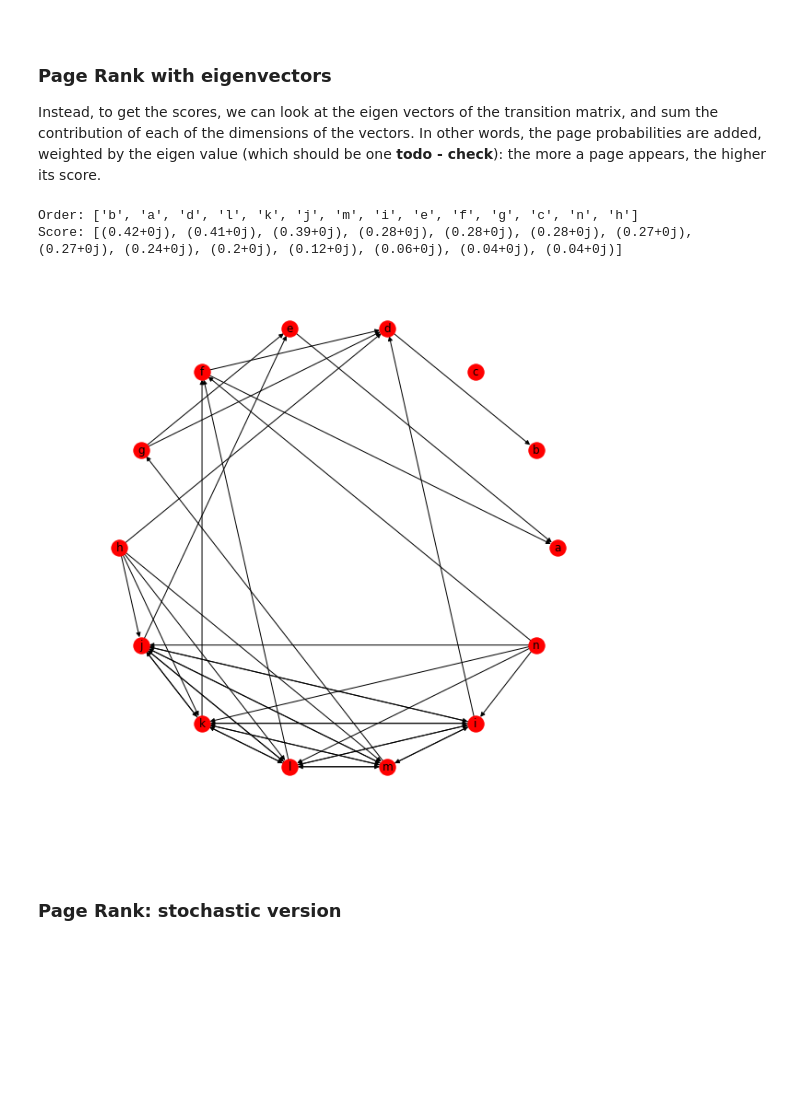
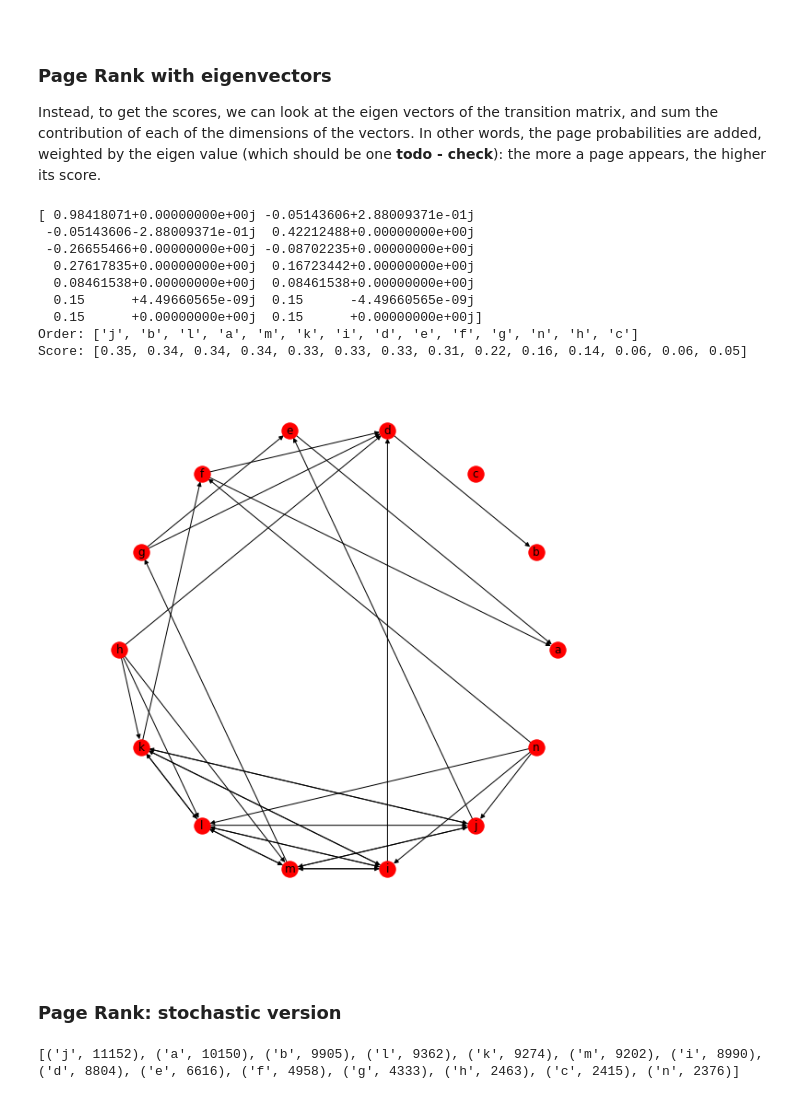
Before and after one commit to QuentinDuval/MLIntro, a Jupyter notebook: ml/0_basic_page_rank.ipynb, the cells around one changed output. Drawn from its saved outputs; the diff is of its cells as text; code cells hidden in the pictures; blank space fills up the shorter version.

```diff
--- a/ml/0_basic_page_rank.ipynb
+++ b/ml/0_basic_page_rank.ipynb
@@ -94,13 +97,13 @@ g['f'] = list("ad")
 g['g'] = list("de")
 
 # Cluster of sites that all reference each other
-g['h'] = list("djklm")
-g['i'] = list("djklm")
-g['j'] = list("eiklm")
-g['k'] = list("fijlm")
-g['l'] = list("fijkm")
-g['m'] = list("gijkl")
-g['n'] = list("fijkl")
+g['h'] = list("dklm")
+g['i'] = list("dklm")
+g['j'] = list("ejkm")
+g['k'] = list("fijl")
+g['l'] = list("ijkm")
+g['m'] = list("gijl")
+g['n'] = list("fijl")
 
 # Drawing the result
 plt.figure(figsize=(8,8))
@@ -144,7 +147,7 @@ draw_link_count(g)
 # %% [markdown]
 Let us now create a transition matrix for the outgoing edges. This matrix is such that $A_{ij} = 1$ if the page $j$ has a link toward $i$ (the outputs of matrices are the rows).
 # %%
-stay_prob = 0.5
+stay_prob = 0.15
 nodes = list(sorted(g.keys()))
 N = len(nodes)
 
@@ -154,10 +157,10 @@ for a, neigh in g.items():
     degree = len(neigh)
     if degree > 0:
         # Continue to surf
-        adj_matrix[a,a] = 1 / (degree+1)
+        adj_matrix[a,a] = stay_prob
         for b in neigh:
             b = ord(b)-ord('a')
-            adj_matrix[b,a] = 1 / (degree+1)
+            adj_matrix[b,a] = (1-stay_prob) / degree
     else:
         # Restart surfing
         for b in nodes:
@@ -191,26 +194,35 @@ Instead, to get the scores, we can look at the eigen vectors of the transition m
 # %%
 def highest_eigenvector(m):
     vals, vects = np.linalg.eig(m)
+    print(vals)
     idx = np.argsort(vals)
     idx = idx[vals[idx] > 0]
     return vals[idx[-1]], vects.T[idx[-1]]
 
 def rank_pages(m):
     scores = np.zeros(N)
     val, scores = highest_eigenvector(adj_matrix)
+    scores = np.abs(scores)
     idx = np.argsort(scores)[::-1]
     return idx, scores[idx]
 
 pages, scores = rank_pages(adj_matrix)
 print("Order:", [chr(p+ord('a')) for p in pages])
 print("Score:", list(np.round(scores, decimals=2)))
 
 plt.figure(figsize=(8,8))
 draw_graph(g)
 # %% [output]
-Order: ['b', 'a', 'd', 'l', 'k', 'j', 'm', 'i', 'e', 'f', 'g', 'c', 'n', 'h']
-Score: [(0.42+0j), (0.41+0j), (0.39+0j), (0.28+0j), (0.28+0j), (0.28+0j), (0.27+0j), (0.27+0j), (0.24+0j), (0.2+0j), (0.12+0j), (0.06+0j), (0.04+0j), (0.04+0j)]
+[ 0.98418071+0.00000000e+00j -0.05143606+2.88009371e-01j
+ -0.05143606-2.88009371e-01j  0.42212488+0.00000000e+00j
+ -0.26655466+0.00000000e+00j -0.08702235+0.00000000e+00j
+  0.27617835+0.00000000e+00j  0.16723442+0.00000000e+00j
+  0.08461538+0.00000000e+00j  0.08461538+0.00000000e+00j
+  0.15      +4.49660565e-09j  0.15      -4.49660565e-09j
+  0.15      +0.00000000e+00j  0.15      +0.00000000e+00j]
+Order: ['j', 'b', 'l', 'a', 'm', 'k', 'i', 'd', 'e', 'f', 'g', 'n', 'h', 'c']
+Score: [0.35, 0.34, 0.34, 0.34, 0.33, 0.33, 0.33, 0.31, 0.22, 0.16, 0.14, 0.06, 0.06, 0.05]
-[figure, old version]
+[figure, new version]
 # %% [markdown]
 <br>
 
@@ -219,0 +230,18 @@ Score: [(0.42+0j), (0.41+0j), (0.39+0j), (0.28+0j), (0.28+0j), (0.28+0j), (0.27+
+# %%
+counts = {}
+stay_prob = 0.15
+
+neighbors = []
+for _ in range(100_000):
+    if np.random.rand() < stay_prob or not neighbors:
+        n = chr(ord('a') + np.random.randint(0,N))
+    else:
+        n = np.random.choice(neighbors)
+    counts[n] = counts.get(n, 0) + 1
+    neighbors = g.get(n, [])
+
+hist = [(n,c) for n, c in counts.items()]
+hist.sort(key=lambda p: p[1], reverse=True)
+print(hist)
+# %% [output]
+[('j', 11152), ('a', 10150), ('b', 9905), ('l', 9362), ('k', 9274), ('m', 9202), ('i', 8990), ('d', 8804), ('e', 6616), ('f', 4958), ('g', 4333), ('h', 2463), ('c', 2415), ('n', 2376)]
```
Also changed, not shown: parts of 5 cells of this notebook.
